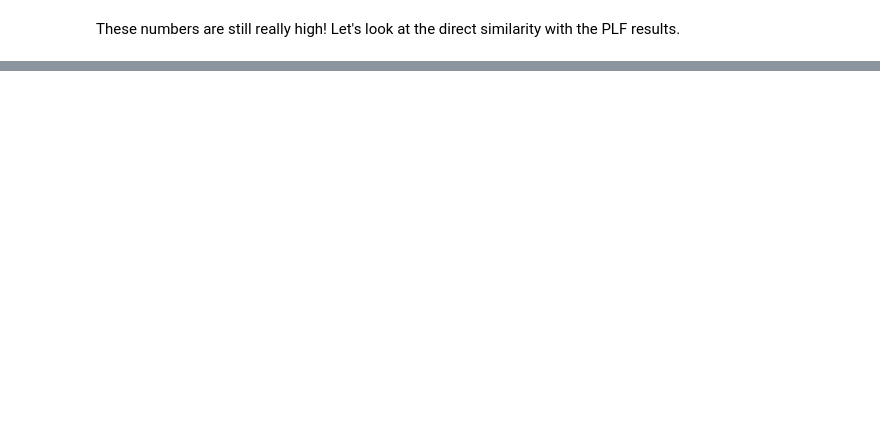
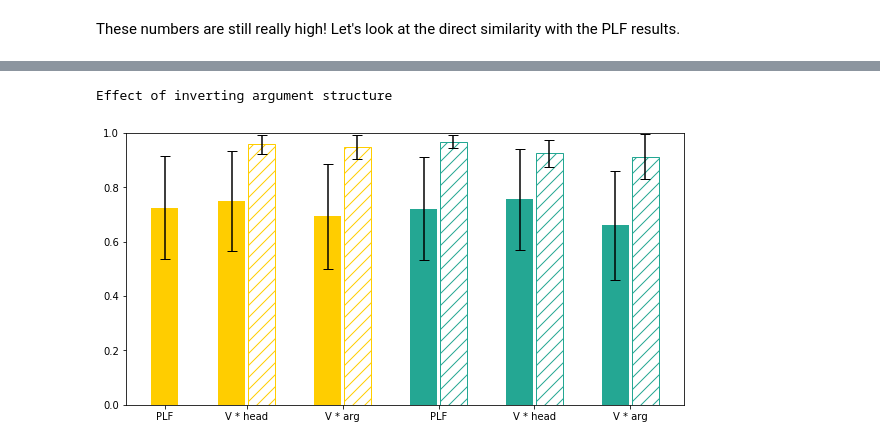
Before and after one commit to lukavdplas/CLIN30-presentation, a Jupyter notebook: analysis.ipynb, the cells around one changed output, grey strips where cells are left out. Saved outputs shown, nothing was run; the diff lists cells and outputs as text; code cells hidden in the pictures; blank space fills up the shorter version.

```diff
--- a/analysis.ipynb
+++ b/analysis.ipynb
@@ -332,0 +482,59 @@ iPLF 0.9682177219853254
+# %%
+#similar to above, but we leave out the lexical baselines and include the inverted data
+
+#get data. much of this does not need to be repeated
+
+plf_ticks = np.array([0])
+
+rest_ticks = np.array(range(1, 1 + len(rest_methods)))
+
+#inverted data
+inv_methods = methods[rest_end:]
+inv_mean_acc = mean_acc[rest_end:]
+inv_sd_acc = sd_acc[rest_end:]
+inv_mean_corr = mean_corr[len(rest_methods) + 1 :]
+inv_sd_corr = sd_corr[len(rest_methods) + 1 :]
+inv_ticks = range(1 + len(rest_methods), 1 + len(rest_methods) + len(inv_methods))
+
+bar_width = 0.4
+bar_spacing = 0.02
+
+#rescale rest and inverted ticks
+rest_ticks_shift = np.array(range(len(rest_ticks))) * (bar_width + bar_spacing)
+rest_ticks_shift = rest_ticks_shift + bar_width / 2 + bar_spacing / 2
+rest_ticks = rest_ticks + rest_ticks_shift
+
+inv_ticks_shift = np.array(range(1, len(inv_ticks) + 1)) * (bar_width + bar_spacing)
+inv_ticks_shift = inv_ticks_shift + rest_ticks_shift[-1]
+inv_ticks = inv_ticks + inv_ticks_shift
+
+#make bars
+
+plt.figure(figsize = (10,5))
+
+plt.bar(plf_ticks, plf_mean_acc,  yerr = plf_sd_acc,
+        capsize = 5, width = bar_width, color = c2)
+plt.bar(rest_ticks - 0.22, rest_mean_acc,  yerr = rest_sd_acc,
+        capsize = 5, width = bar_width, color = c2)
+plt.bar(rest_ticks + 0.22, rest_mean_corr, yerr = rest_sd_corr,
+        capsize = 5, width = bar_width, fill = False, hatch = '//', edgecolor = c2)
+plt.bar(inv_ticks - 0.22, inv_mean_acc, yerr = inv_sd_acc,
+        capsize = 5, width = bar_width, color = c3)
+plt.bar(inv_ticks + 0.22, inv_mean_corr, yerr = inv_sd_corr,
+        capsize = 5, width = bar_width, fill = False, hatch = '//', edgecolor = c3)
+
+#add tick labels
+
+#tick_labels = ['PLF'] + rest_methods + inv_methods
+tick_labels = ['PLF', 'V * head', 'V * arg'] * 2
+all_ticks = np.hstack((plf_ticks, rest_ticks, inv_ticks))
+plt.xticks(all_ticks, tick_labels)
+
+#additional stuff
+
+plt.ylim(0,1)
+
+print('Effect of inverting argument structure')
+# %% [output]
+Effect of inverting argument structure
+[figure, added]
```
Also changed, not shown: parts of 21 cells of this notebook.
